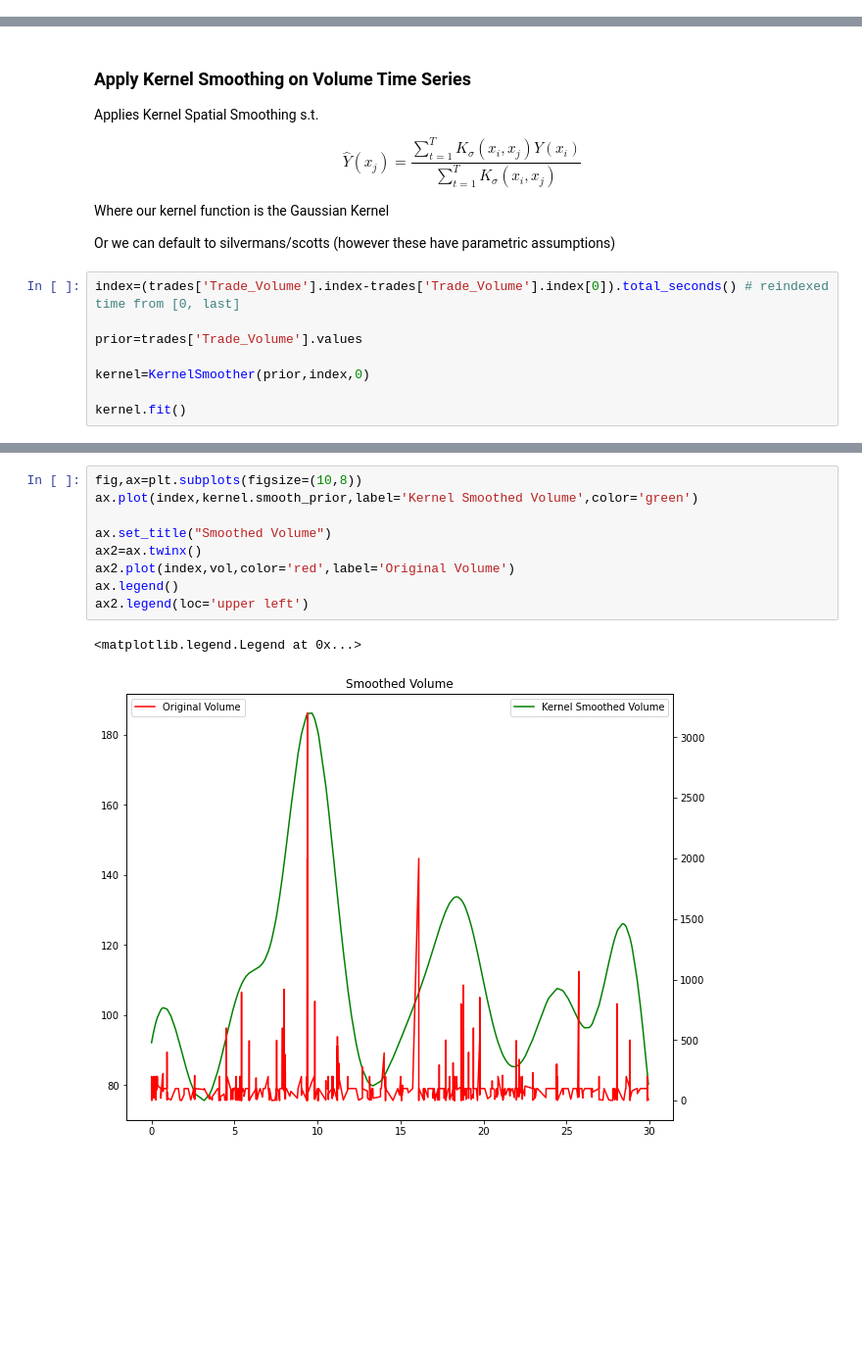
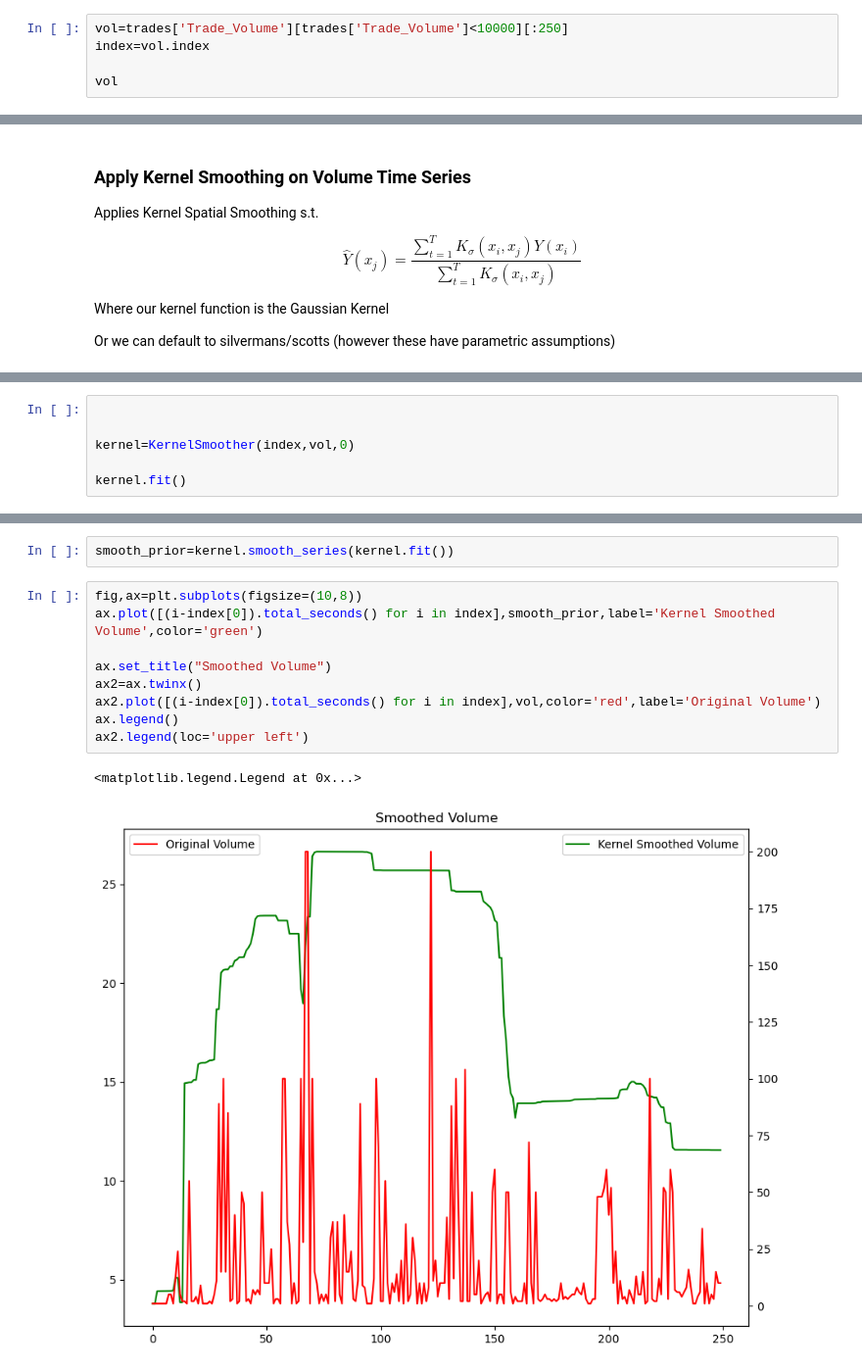
Before and after one commit to jasonbohne123/Adaptive_Signal_Estimation, a Jupyter notebook: kernel_methods/Kernel_Smoothing.ipynb, the cells around one changed output, grey strips where cells are left out. Shown at 98% size. Cells and saved outputs as stored; diff of their text form; blank space fills up the shorter version.

```diff
--- a/kernel_methods/Kernel_Smoothing.ipynb
+++ b/kernel_methods/Kernel_Smoothing.ipynb
@@ -61,0 +39,5 @@ vol=trades['Trade_Volume']
+# %%
+vol=trades['Trade_Volume'][trades['Trade_Volume']<10000][:250]
+index=vol.index
+
+vol
@@ -120,11 +73,3 @@ $$\hat{Y}(x_j)=\frac{\sum_{t=1}^T K_\sigma(x_i,x_j)Y(x_i)}{\sum_{t=1}^T K_\sigma
 Where our kernel function is the Gaussian Kernel
 
 Or we can default to silvermans/scotts (however these have parametric assumptions)
-# %%
-index=(trades['Trade_Volume'].index-trades['Trade_Volume'].index[0]).total_seconds() # reindexed time from [0, last]
-
-prior=trades['Trade_Volume'].values
-
-kernel=KernelSmoother(prior,index,0)
-
-kernel.fit()
@@ -153,0 +76,6 @@ array([92.11871316, 92.22808102, 92.42868102, ..., 83.82490993,
+# %%
+
+
+kernel=KernelSmoother(index,vol,0)
+
+kernel.fit()
@@ -154,12 +96,14 @@ array([92.11871316, 92.22808102, 92.42868102, ..., 83.82490993,
+# %%
+smooth_prior=kernel.smooth_series(kernel.fit())
 # %%
 fig,ax=plt.subplots(figsize=(10,8))
-ax.plot(index,kernel.smooth_prior,label='Kernel Smoothed Volume',color='green')
+ax.plot([(i-index[0]).total_seconds() for i in index],smooth_prior,label='Kernel Smoothed Volume',color='green')
 
 ax.set_title("Smoothed Volume")
 ax2=ax.twinx()
-ax2.plot(index,vol,color='red',label='Original Volume')
+ax2.plot([(i-index[0]).total_seconds() for i in index],vol,color='red',label='Original Volume')
 ax.legend()
 ax2.legend(loc='upper left')
 # %% [output]
 <matplotlib.legend.Legend at 0x...>
-[figure, old version]
+[figure, new version]
```
Also changed, not shown: parts of 19 cells of this notebook, 9 other files.
